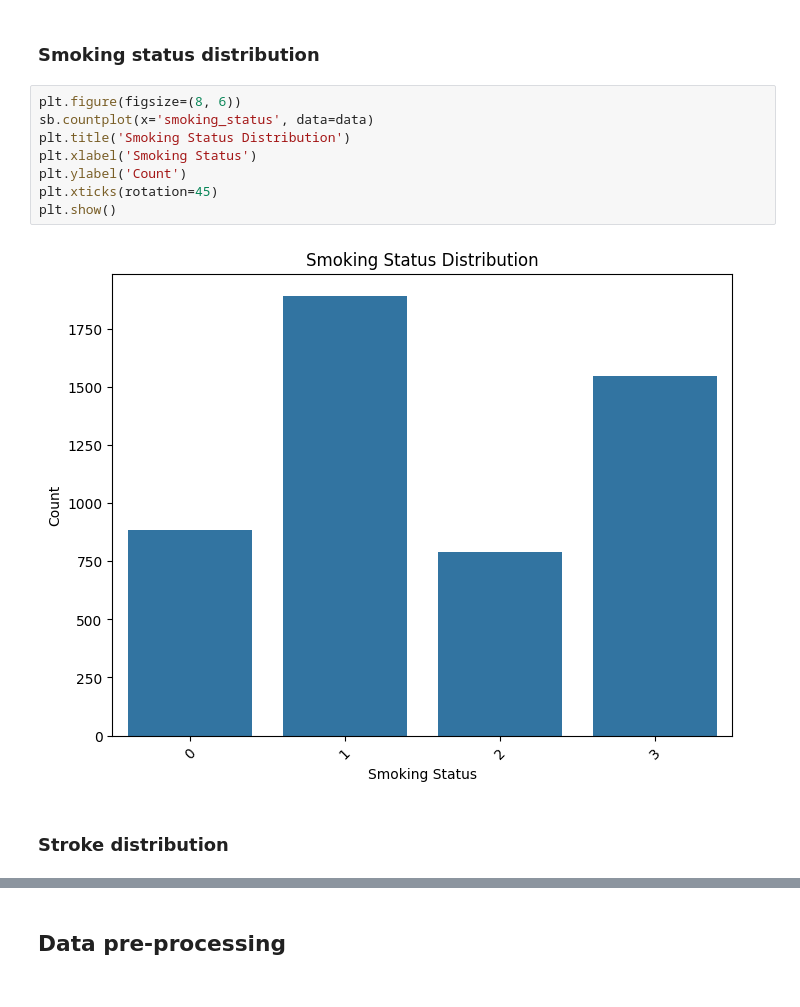
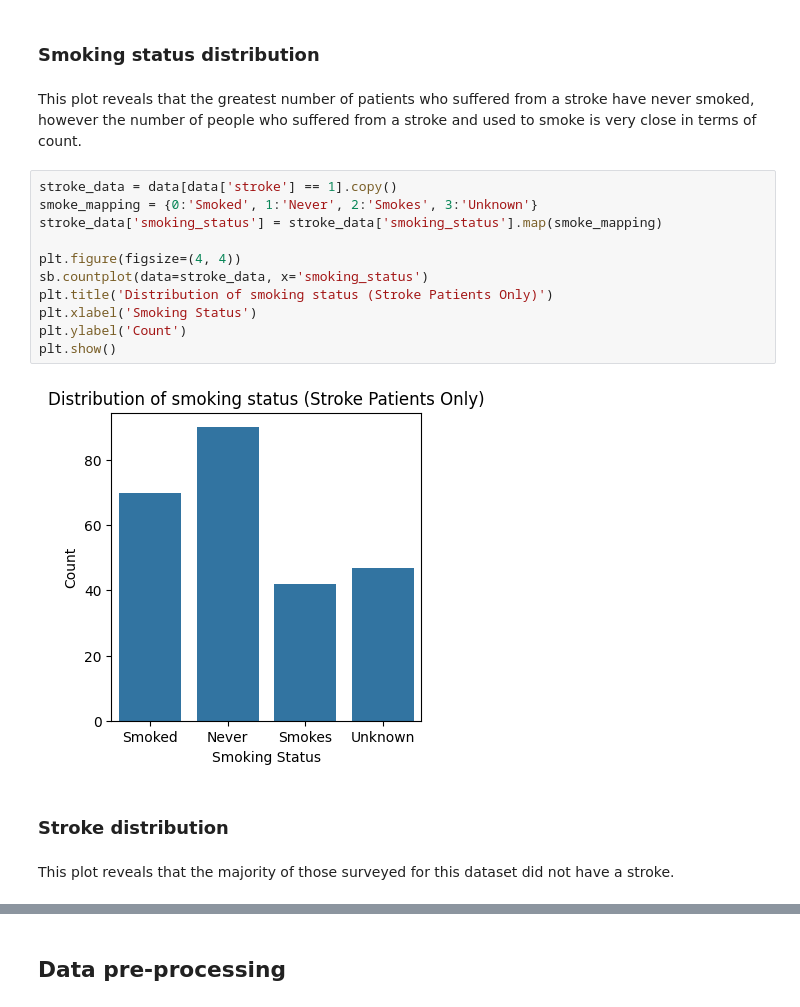
Before and after one commit to eomielan/manu465, a Jupyter notebook: assignments/assignment2/assignment2.ipynb, the cells around one changed output, grey strips where cells are left out. Saved outputs shown, nothing was run; the diff lists cells and outputs as text.

```diff
--- a/assignments/assignment2/assignment2.ipynb
+++ b/assignments/assignment2/assignment2.ipynb
@@ -276,15 +323,24 @@ plt.show()
 # %% [markdown]
 ### Smoking status distribution
+# %% [markdown]
+This plot reveals that the greatest number of patients who suffered from a stroke have never
+smoked, however the number of people who suffered from a stroke and used to smoke is very close in
+terms of count.
 # %%
-plt.figure(figsize=(8, 6))
-sb.countplot(x='smoking_status', data=data)
-plt.title('Smoking Status Distribution')
+stroke_data = data[data['stroke'] == 1].copy()
+smoke_mapping = {0:'Smoked', 1:'Never', 2:'Smokes', 3:'Unknown'}
+stroke_data['smoking_status'] = stroke_data['smoking_status'].map(smoke_mapping)
+
+plt.figure(figsize=(4, 4))
+sb.countplot(data=stroke_data, x='smoking_status')
+plt.title('Distribution of smoking status (Stroke Patients Only)')
 plt.xlabel('Smoking Status')
 plt.ylabel('Count')
-plt.xticks(rotation=45)
 plt.show()
 # %% [output]
-[figure, old version]
+[figure, new version]
 # %% [markdown]
 ### Stroke distribution
+# %% [markdown]
+This plot reveals that the majority of those surveyed for this dataset did not have a stroke.
 # %%
```
Also changed, not shown: parts of 23 cells of this notebook.
